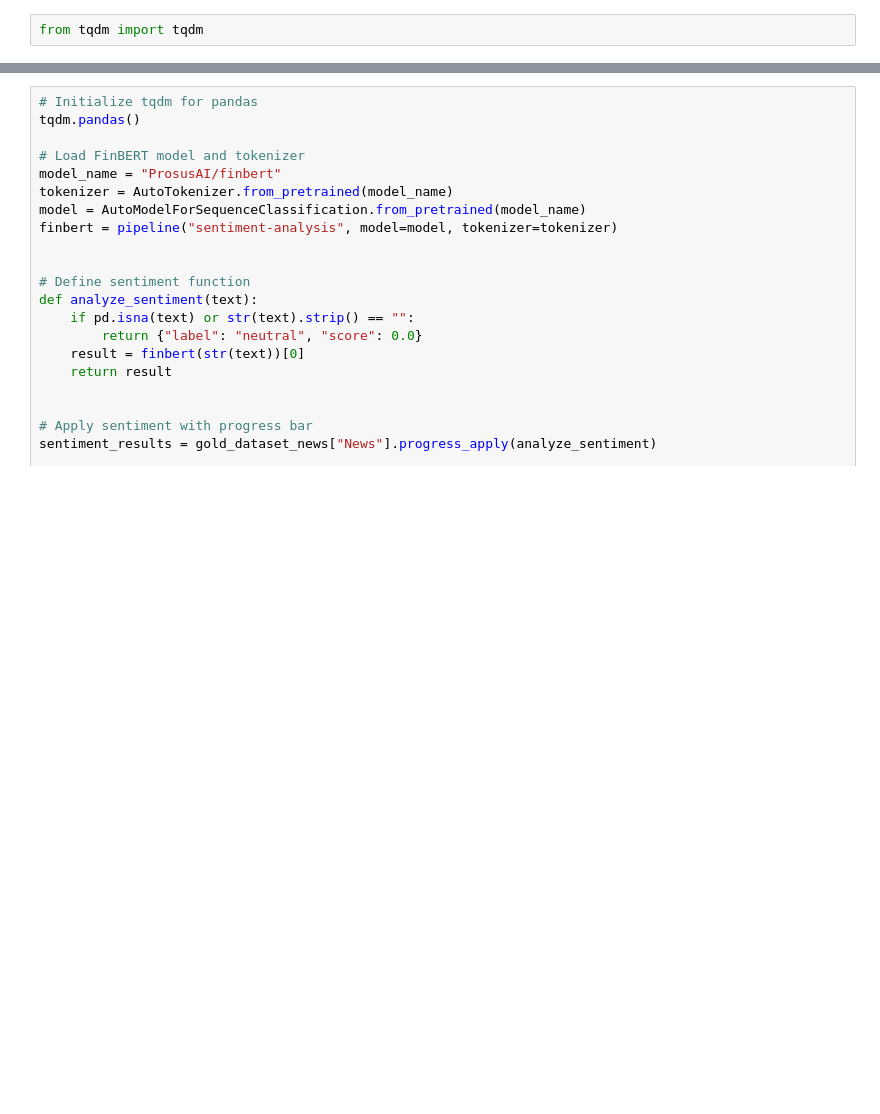
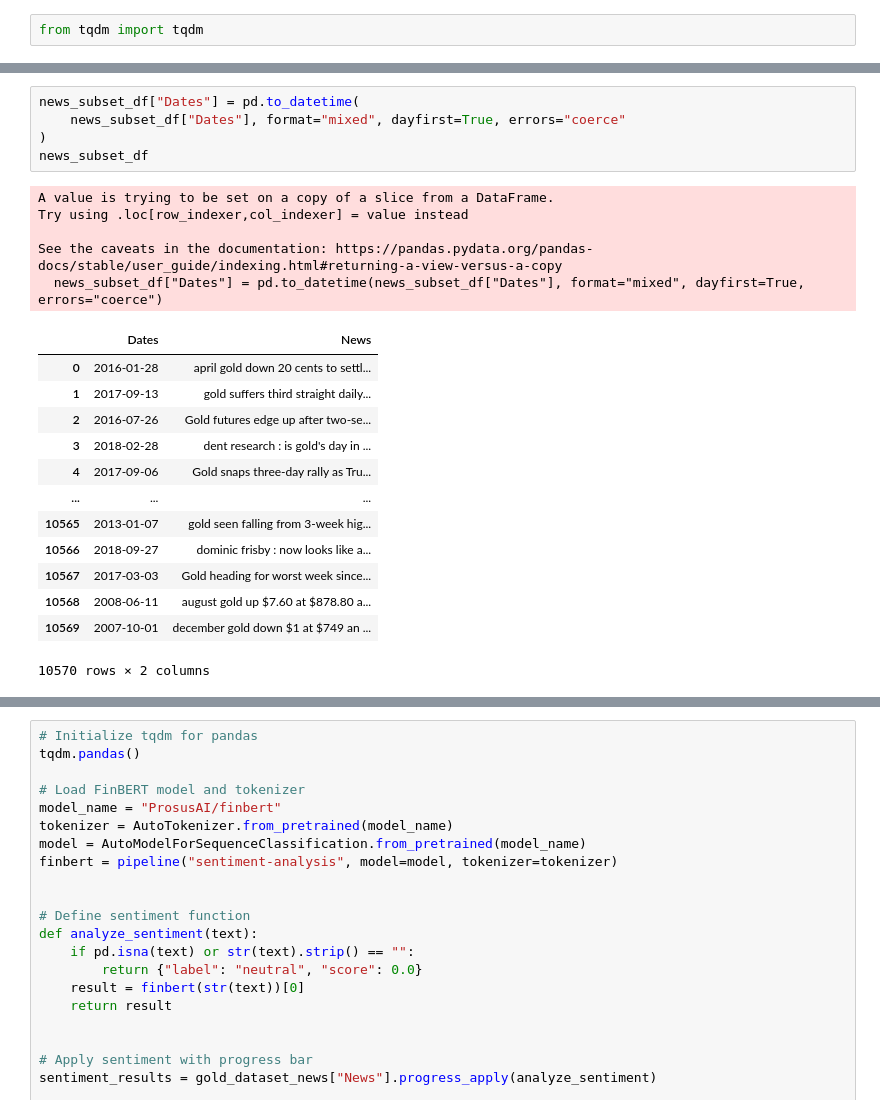
Before and after one commit to visheshgupta19/IDS_705_Final_Project, a Jupyter notebook: sentiment_analysis/sentiment_gold.ipynb, the cells around one changed output, grey strips where cells are left out. Saved outputs shown, nothing was run; the diff lists cells and outputs as text; blank space fills up the shorter version.

```diff
--- a/sentiment_analysis/sentiment_gold.ipynb
+++ b/sentiment_analysis/sentiment_gold.ipynb
@@ -257,0 +289,24 @@ from tqdm import tqdm
+# %%
+news_subset_df["Dates"] = pd.to_datetime(
+    news_subset_df["Dates"], format="mixed", dayfirst=True, errors="coerce"
+)
+news_subset_df
+# %% [output]
+A value is trying to be set on a copy of a slice from a DataFrame.
+Try using .loc[row_indexer,col_indexer] = value instead
+
+See the caveats in the documentation: https://pandas.pydata.org/pandas-docs/stable/user_guide/indexing.html#returning-a-view-versus-a-copy
+  news_subset_df["Dates"] = pd.to_datetime(news_subset_df["Dates"], format="mixed", dayfirst=True, errors="coerce")
+|  | Dates | News |
+| 0 | 2016-01-28 | april gold down 20 cents to settl... |
+| 1 | 2017-09-13 | gold suffers third straight daily... |
+| 2 | 2016-07-26 | Gold futures edge up after two-se... |
+| 3 | 2018-02-28 | dent research : is gold's day in ... |
+| 4 | 2017-09-06 | Gold snaps three-day rally as Tru... |
+| ... | ... | ... |
+| 10565 | 2013-01-07 | gold seen falling from 3-week hig... |
+| 10566 | 2018-09-27 | dominic frisby : now looks like a... |
+| 10567 | 2017-03-03 | Gold heading for worst week since... |
+| 10568 | 2008-06-11 | august gold up $7.60 at $878.80 a... |
+| 10569 | 2007-10-01 | december gold down $1 at $749 an ... |
+10570 rows × 2 columns
```
Also changed, not shown: parts of 10 cells of this notebook, 4 other files.
